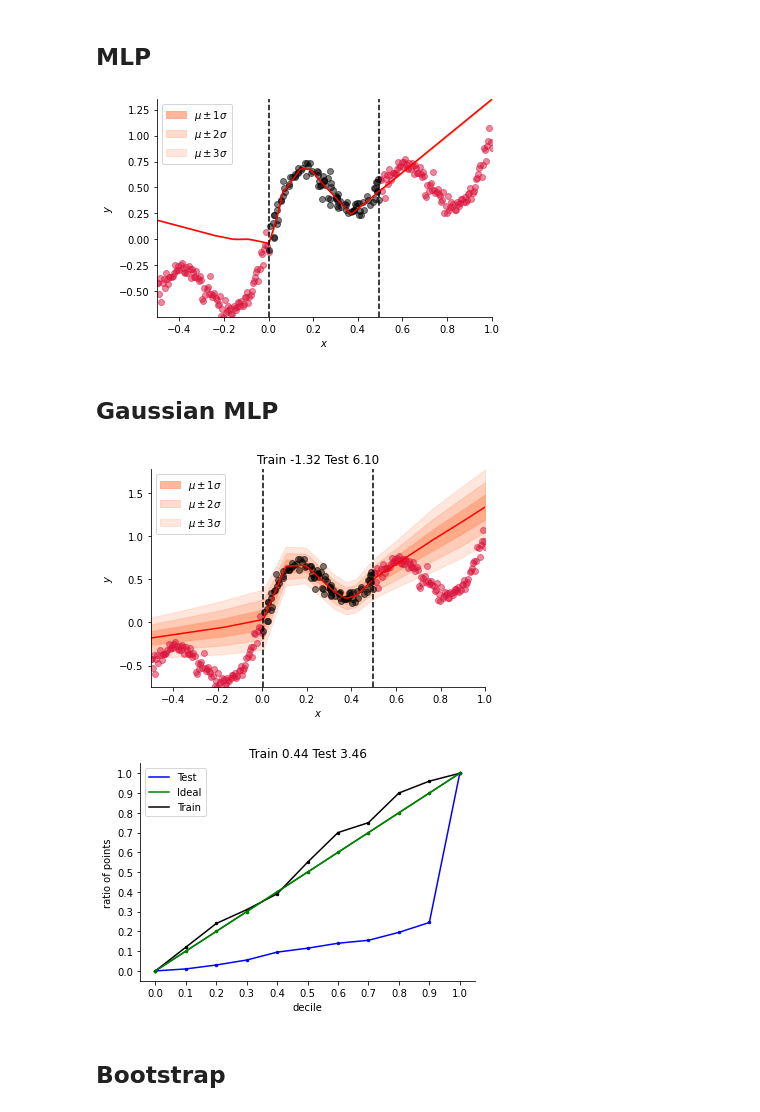
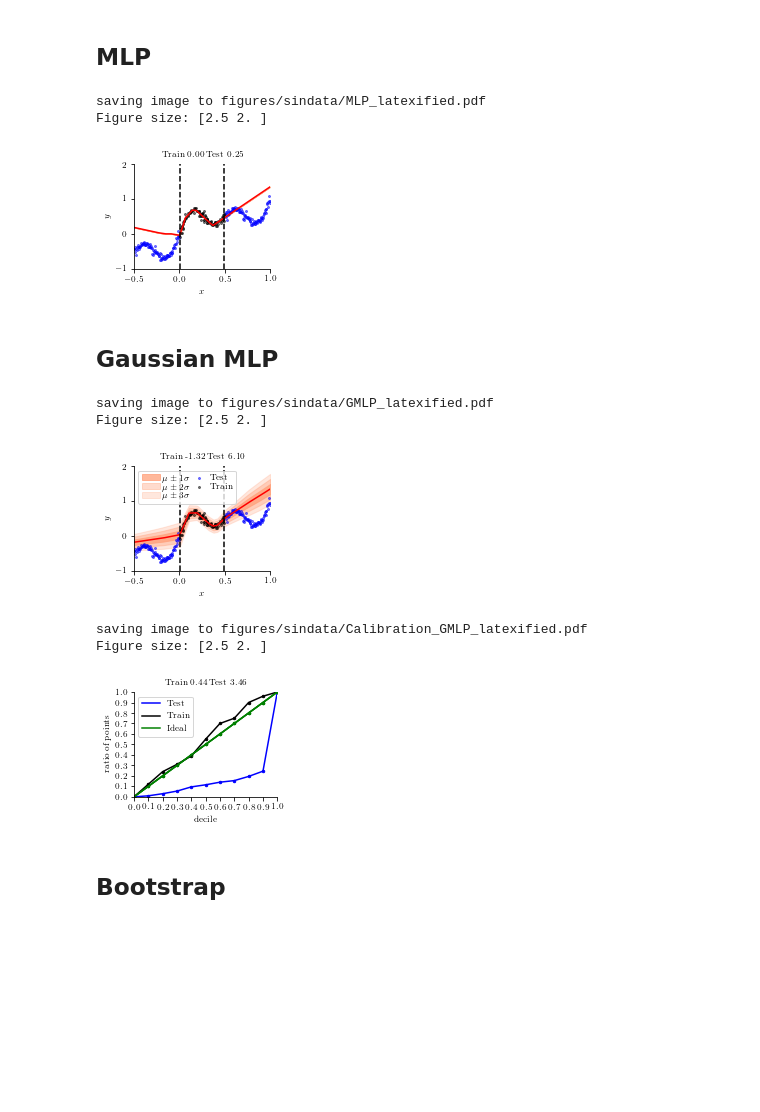
Before and after one commit to nipunbatra/bnn-zoo, a Jupyter notebook: notebooks/regression/sin_data_comparison.ipynb, the cells around one changed output. Cells and saved outputs as stored; diff of their text form; code cells hidden in the pictures; blank space fills up the shorter version.

```diff
--- a/notebooks/regression/sin_data_comparison.ipynb
+++ b/notebooks/regression/sin_data_comparison.ipynb
@@ -55,15 +55,21 @@ mlp_params, mlp_loss = fit(
 # %%
 n_points = 300
 y_hat = mlp_model.apply(mlp_params, x_linspace_test, True)
 y_hat_train = mlp_model.apply(mlp_params, x_train, True)
 y_hat_test = mlp_model.apply(mlp_params, x_test, True)
 y_hat = y_hat.reshape(n_points)
-plot.plot_prediction_reg(
-    x_train, y_train, x_test, y_test, x_linspace_test, y_hat, 0, ""
+loss_train = jnp.mean((y_train - y_hat_train) ** 2)
+loss_test  = jnp.mean((y_test- y_hat_test) ** 2)
+ax = plot.plot_prediction_reg(
+    x_train, y_train, x_test, y_test, x_linspace_test, y_hat, 0, y_min=-1,y_max=2,title=
+    f'Train {loss_train:.2f} Test {loss_test:.2f}'
 )
+
 savefig('MLP.pdf')
 # %% [output]
+saving image to figures/sindata/MLP_latexified.pdf
+Figure size: [2.5 2. ]
-[figure, old version]
+[figure, new version]
 # %% [markdown]
 ## Gaussian MLP
 # %%
@@ -87,7 +93,7 @@ gmlp_mean_train, gmlp_sigma_train = gmlp_model.apply(gmlp_params, x_train, True)
 gmlp_train_loss = gmlp_model.loss_fn(gmlp_params, x_train,y_train, True, jax.random.PRNGKey(0))
 gmlp_test_loss =  gmlp_model.loss_fn(gmlp_params, x_test, y_test, True, jax.random.PRNGKey(0))
 # %%
-plot.plot_prediction_reg(
+ax= plot.plot_prediction_reg(
     x_train,
     y_train,
     x_test,
@@ -95,11 +101,15 @@ plot.plot_prediction_reg(
     x_linspace_test,
     gmlp_mean,
     gmlp_sigma,
-    f"Train {gmlp_train_loss:.2f} Test {gmlp_test_loss:.2f}",
+    f"Train {gmlp_train_loss:.2f} Test {gmlp_test_loss:.2f}",y_min=-1,y_max=2,
 )
+ax.legend(ncol=2,labelspacing=0.1,columnspacing=0.2,handletextpad=0.2,loc='upper left')
+# ax.set_axis_off()
 savefig('GMLP.pdf')
 # %% [output]
+saving image to figures/sindata/GMLP_latexified.pdf
+Figure size: [2.5 2. ]
-[figure, old version]
+[figure, new version]
 # %%
 fig, ax = plt.subplots(1)
 
@@ -110,9 +120,15 @@ _, df_train = plot.calibration_regression(
     gmlp_mean_train, gmlp_sigma_train, y_train, "Train", "black", ax
 )
 ax.set_title(f"Train {errors.ace(df_train):.2f} Test {errors.ace(df_test):.2f}")
+k = jnp.arange(0, 1.1, 0.1)
+ax.plot(k,k,label='Ideal',color='Green')
+ax.legend()
+
 savefig('Calibration_GMLP.pdf')
 # %% [output]
+saving image to figures/sindata/Calibration_GMLP_latexified.pdf
+Figure size: [2.5 2. ]
-[figure, old version]
+[figure, new version]
 # %% [markdown]
 ## Bootstrap
 # %%
```
Also changed, not shown: parts of 17 cells of this notebook, 3 other files.
